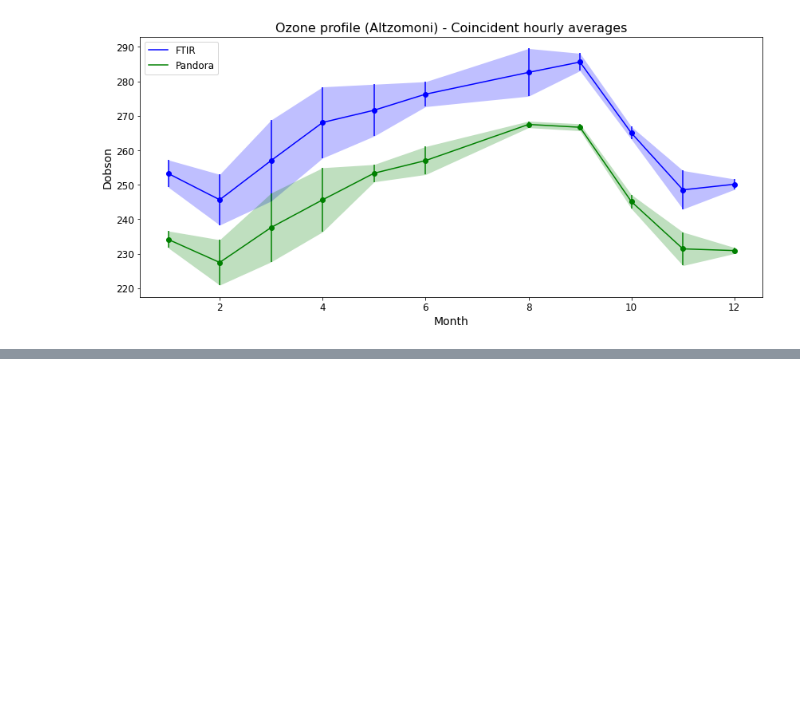
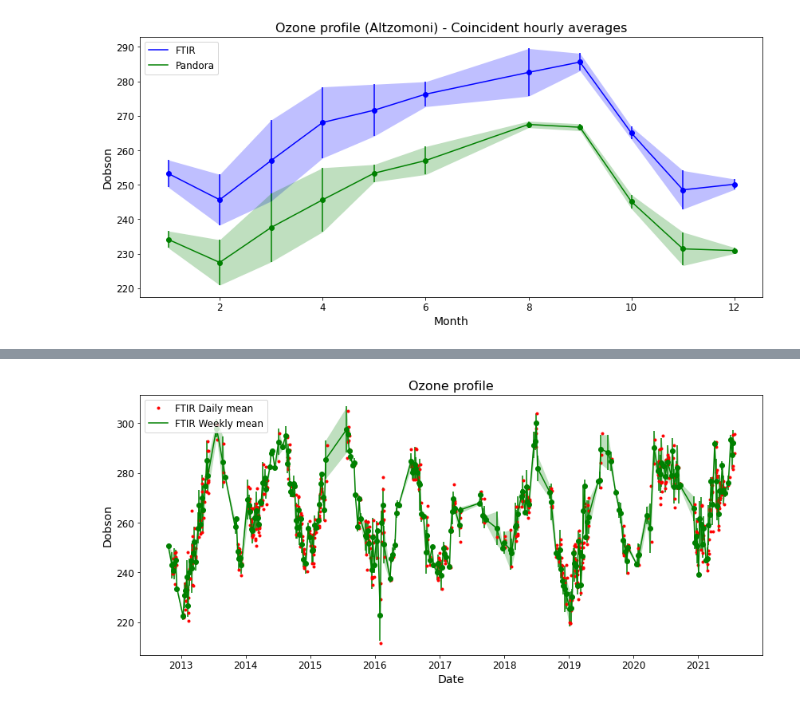
Before and after one commit to mixtli-c/cca-jupyter, a Jupyter notebook: pandonia-merra-ftir.ipynb, the cells around one changed output, grey strips where cells are left out. Cells and saved outputs as stored; diff of their text form; code cells hidden in the pictures; blank space fills up the shorter version.

Commit message:
ftir analysis

```diff
--- a/pandonia-merra-ftir.ipynb
+++ b/pandonia-merra-ftir.ipynb
@@ -389,0 +393,13 @@ ax0.tick_params(labelsize=12)
+# %%
+ftirts_dy_mean=ftirts.resample('D').mean().dropna()
+ftirts_dy_std=ftirts.resample('D').std().dropna()
+ftirts_coinc_dy=pd.merge(ftirts_dy_mean,ftirts_dy_std,left_index=True,right_index=True)
+
+ftirts_hr_mean=ftirts.resample('H').mean().dropna()
+ftirts_hr_std=ftirts.resample('H').std().dropna()
+ftirts_coinc_hr=pd.merge(ftirts_dy_mean,ftirts_dy_std,left_index=True,right_index=True)
+
+ftirts_wk_mean=ftirts.resample('W', label='left').mean().dropna()
+ftirts_wk_std=ftirts.resample('W', label='left').std().dropna()
+ftirts_coinc_wk=pd.merge(ftirts_wk_mean,ftirts_wk_std,left_index=True,right_index=True)
+ftirts_coinc_wk
@@ -389,0 +421,24 @@ ax0.tick_params(labelsize=12)
+# %%
+
+x1=ftirts_coinc_dy.index
+y1=ftirts_coinc_dy.o3column_x
+x2=ftirts_coinc_wk.index
+y2=ftirts_coinc_wk.o3column_x
+y2err=ftirts_coinc_wk.o3column_y
+
+f, ax0 = plt.subplots(figsize=(14,6))
+ax0.plot(x1, y1, '.r', label='FTIR Daily mean')
+ax0.plot(x2, y2, '-g', label='FTIR Weekly mean')
+ax0.fill_between(x2, y2-y2err, y2+y2err,alpha=.25, edgecolor='#3F7F4C', facecolor='g',linewidth=0)
+ax0.errorbar(x2, y2, yerr=y2err, fmt='go')
+
+## Formatting
+#ax1.set_xticks(np.arange(0,24))
+ax0.set_xlabel('Date',size=14)
+#ax0.set_ylabel('molecule/cm$^2$',size=14)
+ax0.set_ylabel('Dobson',size=14)
+ax0.set_title("Ozone profile",size=16)
+ax0.legend(fontsize=12, loc='upper left')
+ax0.tick_params(labelsize=12)
+# %% [output]
+[figure, added]
```
Also changed, not shown: parts of 9 cells of this notebook.
